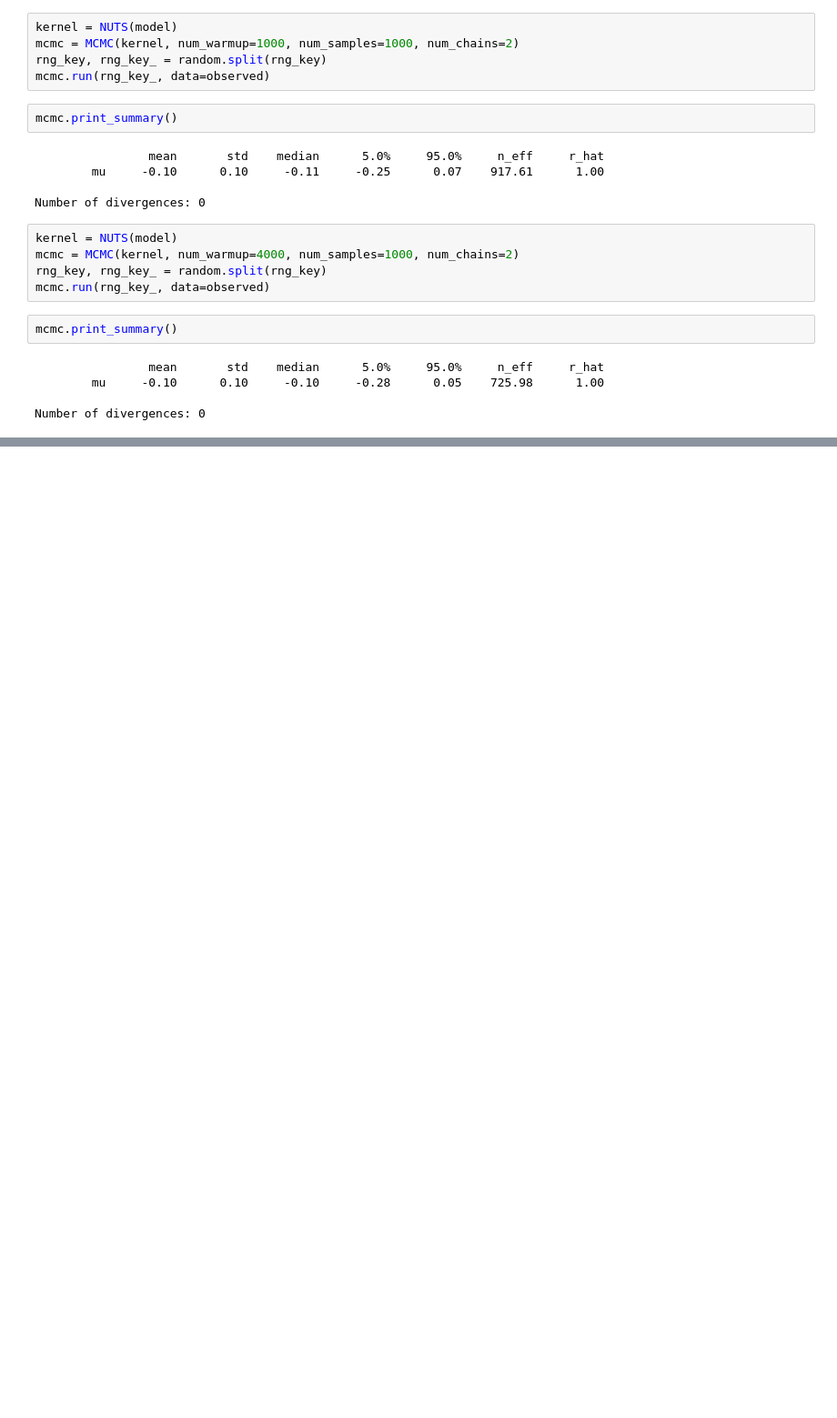
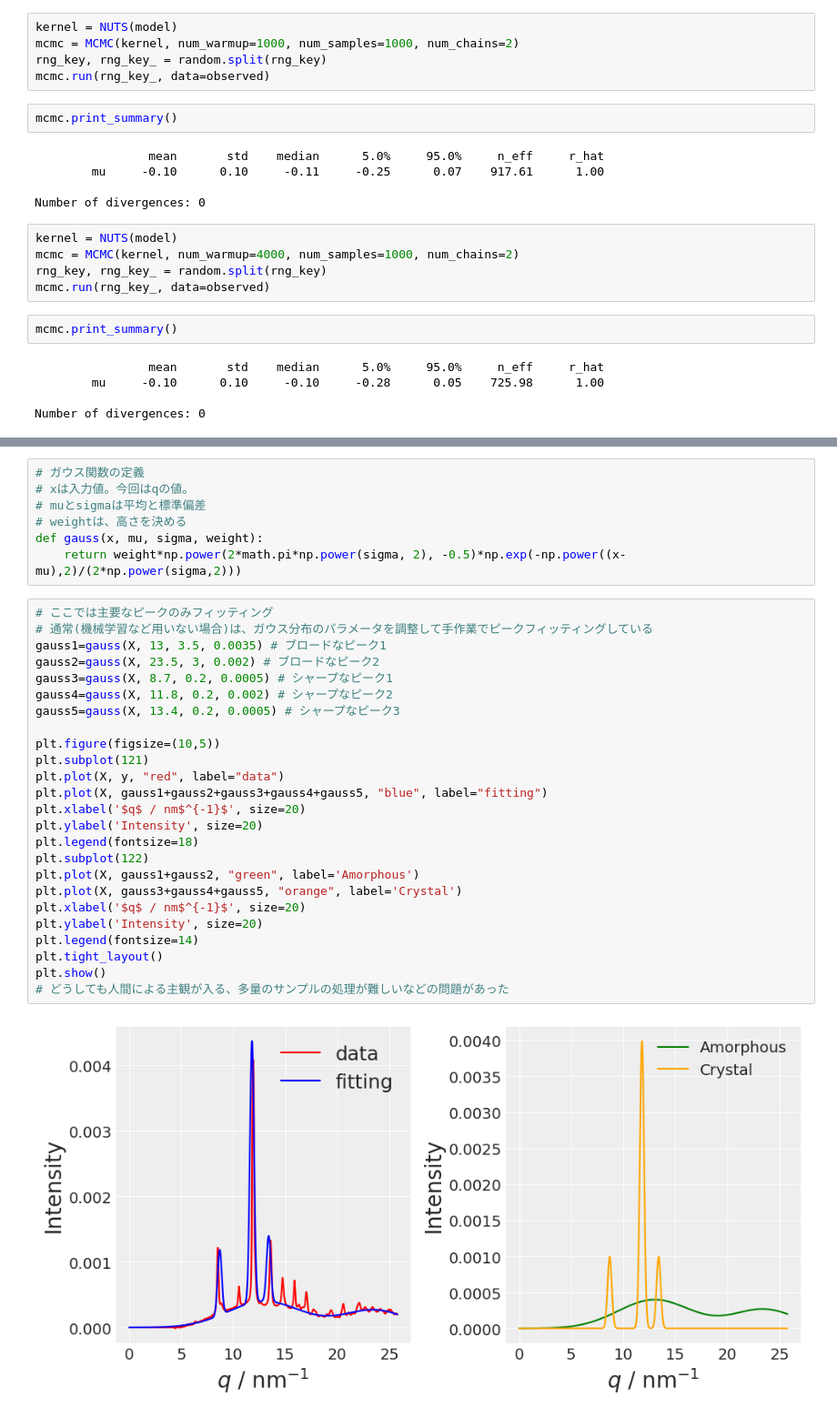
Before and after one commit to yoshihiroo/course2023-stats2, a Jupyter notebook: my_code.ipynb, the cells around one changed output, grey strips where cells are left out. Shown at 91% size. Saved outputs shown, nothing was run; the diff lists cells and outputs as text; blank space fills up the shorter version.

```diff
--- a/my_code.ipynb
+++ b/my_code.ipynb
@@ -315,0 +425,34 @@ Number of divergences: 0
+# %%
+# ガウス関数の定義
+# xは入力値。今回はqの値。
+# muとsigmaは平均と標準偏差
+# weightは、高さを決める
+def gauss(x, mu, sigma, weight):
+    return weight*np.power(2*math.pi*np.power(sigma, 2), -0.5)*np.exp(-np.power((x-mu),2)/(2*np.power(sigma,2)))
+# %%
+# ここでは主要なピークのみフィッティング
+# 通常(機械学習など用いない場合)は、ガウス分布のパラメータを調整して手作業でピークフィッティングしている
+gauss1=gauss(X, 13, 3.5, 0.0035) # ブロードなピーク1
+gauss2=gauss(X, 23.5, 3, 0.002) # ブロードなピーク2
+gauss3=gauss(X, 8.7, 0.2, 0.0005) # シャープなピーク1
+gauss4=gauss(X, 11.8, 0.2, 0.002) # シャープなピーク2
+gauss5=gauss(X, 13.4, 0.2, 0.0005) # シャープなピーク3
+
+plt.figure(figsize=(10,5))
+plt.subplot(121)
+plt.plot(X, y, "red", label="data")
+plt.plot(X, gauss1+gauss2+gauss3+gauss4+gauss5, "blue", label="fitting")
+plt.xlabel('$q$ / nm$^{-1}$', size=20)
+plt.ylabel('Intensity', size=20)
+plt.legend(fontsize=18)
+plt.subplot(122)
+plt.plot(X, gauss1+gauss2, "green", label='Amorphous')
+plt.plot(X, gauss3+gauss4+gauss5, "orange", label='Crystal')
+plt.xlabel('$q$ / nm$^{-1}$', size=20)
+plt.ylabel('Intensity', size=20)
+plt.legend(fontsize=14)
+plt.tight_layout()
+plt.show()
+# どうしても人間による主観が入る、多量のサンプルの処理が難しいなどの問題があった
+# %% [output]
+[figure, added]
```
Also changed, not shown: parts of 41 cells of this notebook, 4 other files.
